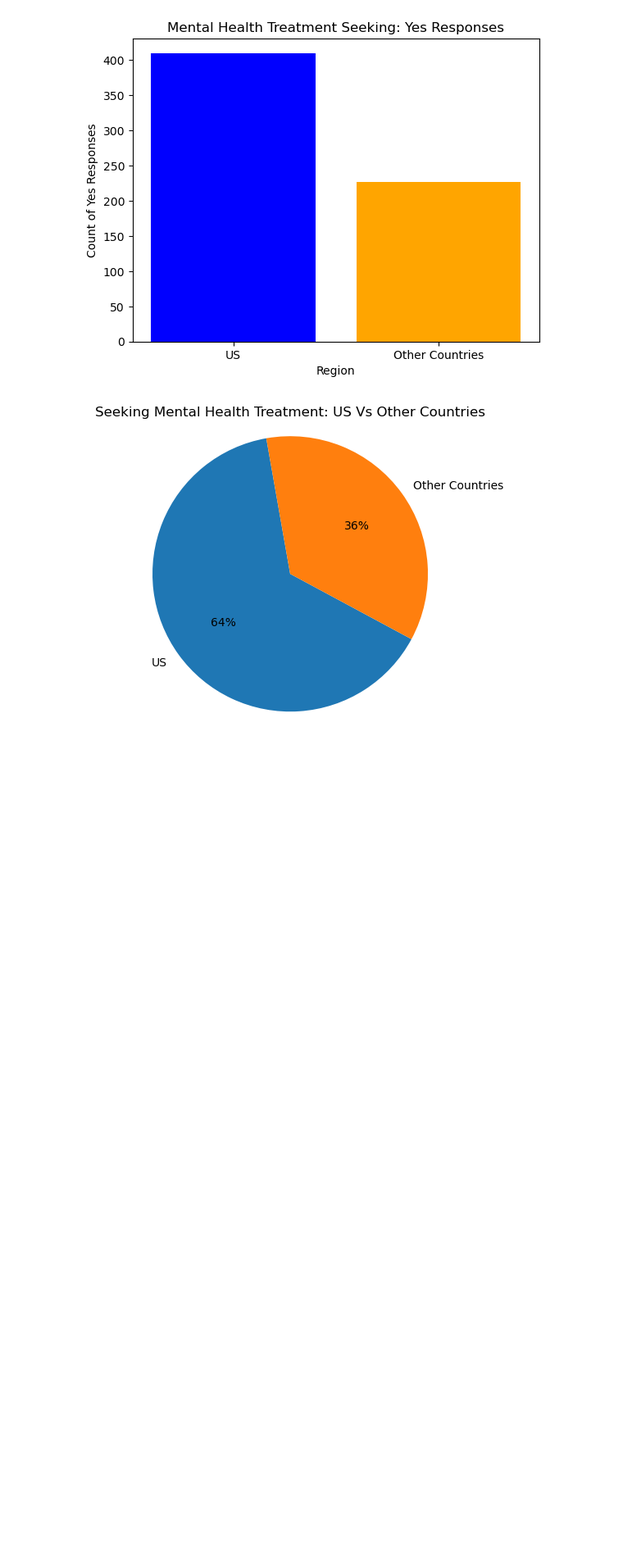
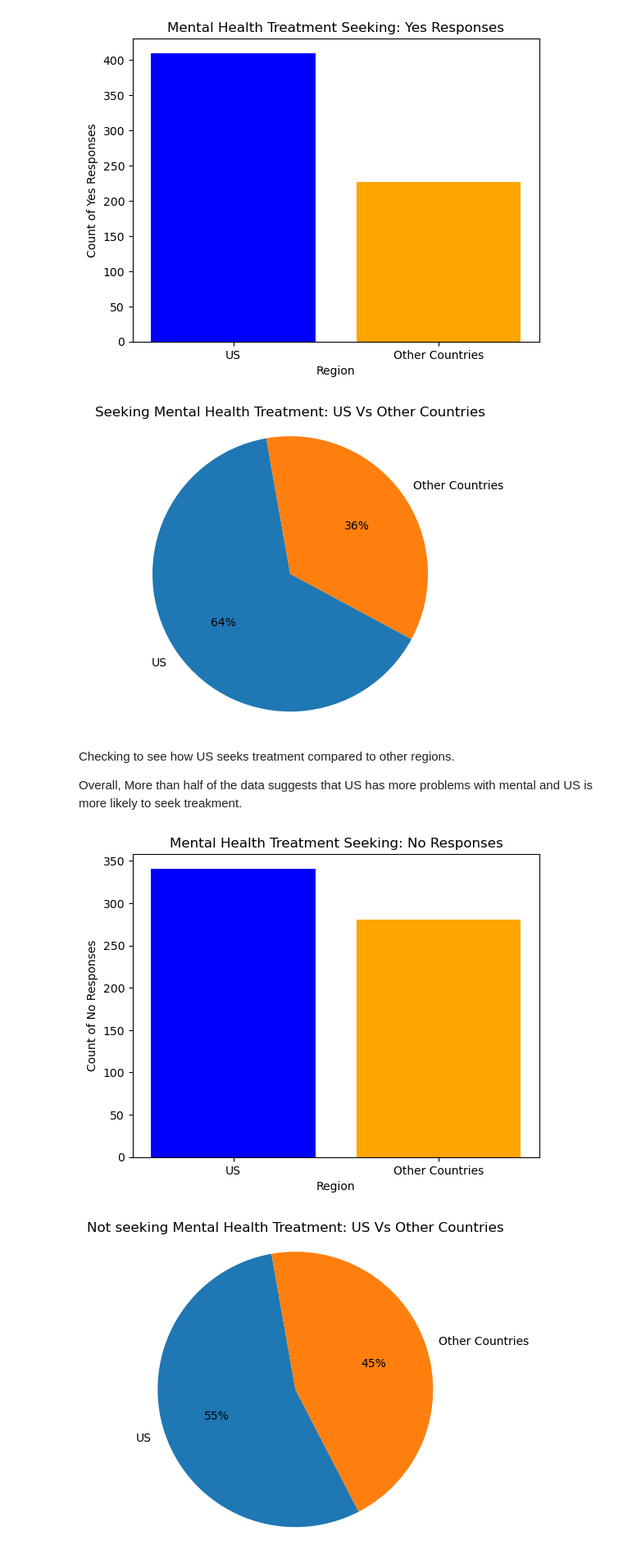
Before and after one commit to Keegawho198/Project-1_Mental-Health, a Jupyter notebook: Keegan.ipynb, the cells around one changed output. Shown at 82% size. Drawn from its saved outputs; the diff is of its cells as text; code cells hidden in the pictures; blank space fills up the shorter version.

Commit message:
Adding No responses

```diff
--- a/Keegan.ipynb
+++ b/Keegan.ipynb
@@ -102,3 +104,36 @@ plt.show()
 # %% [output]
 [figure]
 [figure]
+# %% [markdown]
+Checking to see how US seeks treatment compared to other regions.
+
+Overall, More than half of the data suggests that US has more problems with mental and US is more likely to seek treakment.
+# %%
+# Data for plotting
+labels = ['US', 'Other Countries']
+values = [us_treatment_no, other_countries_treatment_no]  # Use the 'No' counts
+
+# Create a bar graph
+plt.bar(labels, values, color=['blue', 'orange'])
+
+# Add title and labels
+plt.title('Mental Health Treatment Seeking: No Responses')  # Title for Yes responses
+plt.xlabel('Region')
+plt.ylabel('Count of No Responses')  # Y-axis label for Yes responses
+
+# Show the graph
+plt.show()
+
+# Data for plotting
+sizes = [us_treatment_no, other_countries_treatment_no]  # Use the 'Yes' counts
+
+# Create a pie chart
+plt.pie(sizes, labels=labels, autopct='%1.0f%%', startangle=100)  # Display whole numbers for percentages
+plt.title('Not seeking Mental Health Treatment: US Vs Other Countries')  # Title for Yes responses
+plt.axis('equal')
+
+# Show the chart
+plt.show()
+# %% [output]
+[figure, added]
+[figure, added]
```
Also changed, not shown: parts of 2 cells of this notebook.
